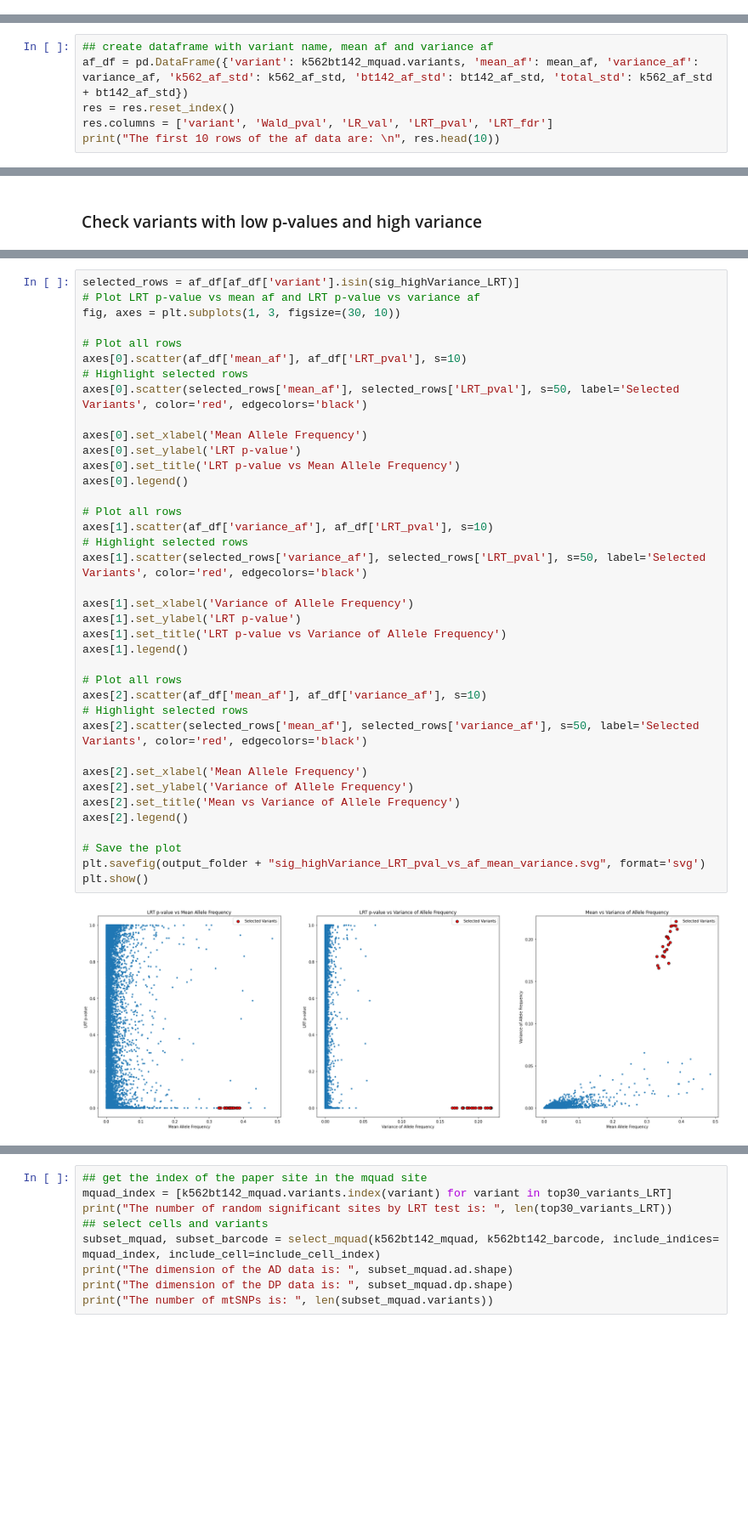
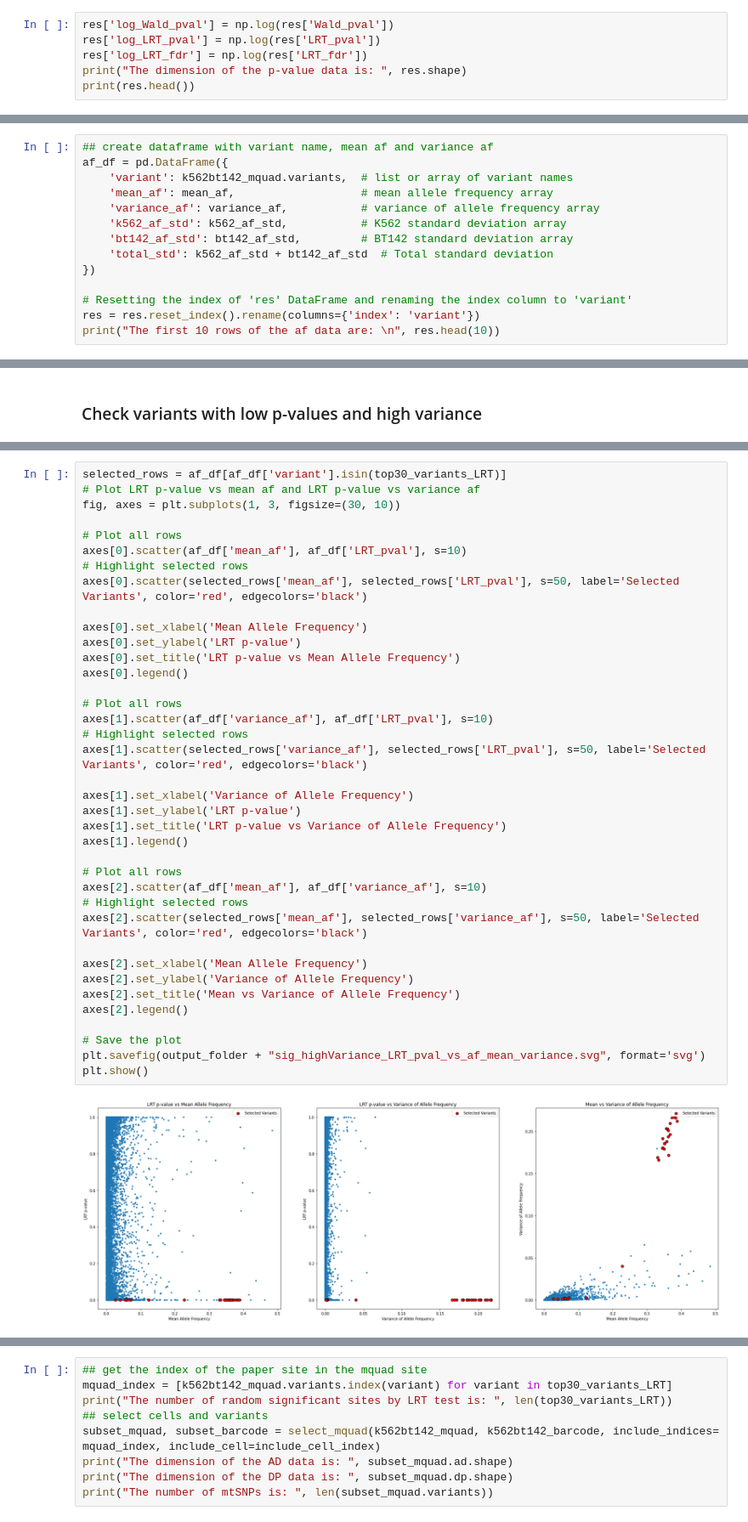
Before and after one commit to linxy29/civet_analysis, a Jupyter notebook: civet_k562bt142_extractVariant.ipynb, the cells around one changed output, grey strips where cells are left out. Shown: that part at 85% size. Cells and saved outputs as stored; diff of their text form; blank space fills up the shorter version.

```diff
--- a/k562_bt142_plots.ipynb
+++ b/civet_k562bt142_extractVariant.ipynb
@@ -34,3 +34,9 @@ The dimension of the p-value data is:  (12666, 4)
 683G>T   0.007620 -4.162745  1.000000  1.000000
 684T>A   0.574830  0.294555  0.863054  1.000000
 685A>C   0.070326 -0.848597  1.000000  1.000000
+# %%
+res['log_Wald_pval'] = np.log(res['Wald_pval'])
+res['log_LRT_pval'] = np.log(res['LRT_pval'])
+res['log_LRT_fdr'] = np.log(res['LRT_fdr'])
+print("The dimension of the p-value data is: ", res.shape)
+print(res.head())
@@ -308,9 +317,17 @@ The dimension of the K562 cell line is:  (16569, 1306)
 Standard deviation of allele frequency in the K562 group:  [0.         0.         0.02766063 ... 0.         0.         0.        ]
 # %%
 ## create dataframe with variant name, mean af and variance af
-af_df = pd.DataFrame({'variant': k562bt142_mquad.variants, 'mean_af': mean_af, 'variance_af': variance_af, 'k562_af_std': k562_af_std, 'bt142_af_std': bt142_af_std, 'total_std': k562_af_std + bt142_af_std})
-res = res.reset_index()
-res.columns = ['variant', 'Wald_pval', 'LR_val', 'LRT_pval', 'LRT_fdr']
+af_df = pd.DataFrame({
+    'variant': k562bt142_mquad.variants,  # list or array of variant names
+    'mean_af': mean_af,                   # mean allele frequency array
+    'variance_af': variance_af,           # variance of allele frequency array
+    'k562_af_std': k562_af_std,           # K562 standard deviation array
+    'bt142_af_std': bt142_af_std,         # BT142 standard deviation array
+    'total_std': k562_af_std + bt142_af_std  # Total standard deviation
+})
+
+# Resetting the index of 'res' DataFrame and renaming the index column to 'variant'
+res = res.reset_index().rename(columns={'index': 'variant'})
 print("The first 10 rows of the af data are: \n", res.head(10))
 # %% [output]
 The first 10 rows of the af data are:
@@ -479,5 +445,5 @@ plt.show()
 # %%
-selected_rows = af_df[af_df['variant'].isin(sig_highVariance_LRT)]
+selected_rows = af_df[af_df['variant'].isin(top30_variants_LRT)]
 # Plot LRT p-value vs mean af and LRT p-value vs variance af
 fig, axes = plt.subplots(1, 3, figsize=(30, 10))
 
@@ -488,31 +454,31 @@ axes[0].scatter(selected_rows['mean_af'], selected_rows['LRT_pval'], s=50, label
 
 axes[0].set_xlabel('Mean Allele Frequency')
 axes[0].set_ylabel('LRT p-value')
 axes[0].set_title('LRT p-value vs Mean Allele Frequency')
 axes[0].legend()
 
 # Plot all rows
 axes[1].scatter(af_df['variance_af'], af_df['LRT_pval'], s=10)
 # Highlight selected rows
 axes[1].scatter(selected_rows['variance_af'], selected_rows['LRT_pval'], s=50, label='Selected Variants', color='red', edgecolors='black')
 
 axes[1].set_xlabel('Variance of Allele Frequency')
 axes[1].set_ylabel('LRT p-value')
 axes[1].set_title('LRT p-value vs Variance of Allele Frequency')
 axes[1].legend()
 
 # Plot all rows
 axes[2].scatter(af_df['mean_af'], af_df['variance_af'], s=10)
 # Highlight selected rows
 axes[2].scatter(selected_rows['mean_af'], selected_rows['variance_af'], s=50, label='Selected Variants', color='red', edgecolors='black')
 
 axes[2].set_xlabel('Mean Allele Frequency')
 axes[2].set_ylabel('Variance of Allele Frequency')
 axes[2].set_title('Mean vs Variance of Allele Frequency')
 axes[2].legend()
 
 # Save the plot
 plt.savefig(output_folder + "sig_highVariance_LRT_pval_vs_af_mean_variance.svg", format='svg')
 plt.show()
 # %% [output]
-[figure, old version]
+[figure, new version]
```
Also changed, not shown: parts of 29 cells of this notebook, 3 other files.
